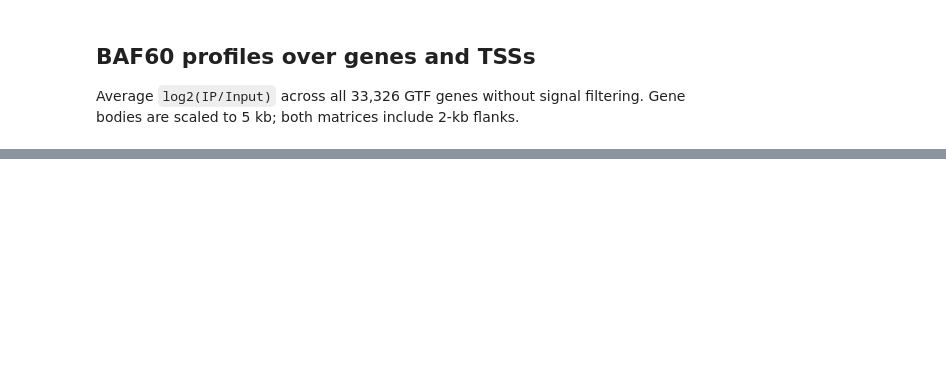
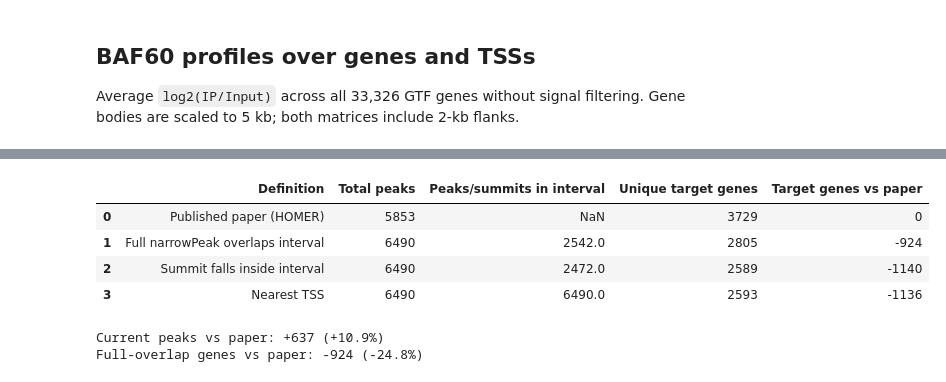
Before and after one commit to pengyfCR7/BAF60_ChIPseq_downstream_analyse_notebooks, a Jupyter notebook: inspect_BAF60_matrix.ipynb, the cells around one changed output, grey strips where cells are left out. Saved outputs shown, nothing was run; the diff lists cells and outputs as text; code cells hidden in the pictures; blank space fills up the shorter version.

Commit message:
Compare BAF60 peak-associated genes with publication

```diff
--- a/inspect_BAF60_matrix.ipynb
+++ b/inspect_BAF60_matrix.ipynb
@@ -166,0 +215,61 @@ plt.tight_layout()
+# %%
+target_regions = genes[['chrom', 'start', 'end', 'strand', 'gene_id']].copy()
+target_regions['region_start'] = np.maximum(np.where(target_regions['strand'] == '+',
+                                                     target_regions['start'] - 1000,
+                                                     target_regions['start'] - 500), 0)
+target_regions['region_end'] = np.where(target_regions['strand'] == '+',
+                                        target_regions['end'] + 500,
+                                        target_regions['end'] + 1000)
+summit_path = peak_path.with_name('BAF60_summits.bed')
+summits = pd.read_csv(summit_path, sep='\t', header=None, usecols=[0, 1, 2],
+                      names=['chrom', 'start', 'end'])
+
+def count_overlaps(regions):
+    hit_genes, hit_regions = set(), set()
+    for chrom, chrom_genes in target_regions.groupby('chrom'):
+        chrom_regions = regions[regions['chrom'] == chrom].sort_values('start')
+        starts = chrom_regions['start'].to_numpy()
+        ends = chrom_regions['end'].to_numpy()
+        indices = chrom_regions.index.to_numpy()
+        for gene in chrom_genes.itertuples():
+            stop = np.searchsorted(starts, gene.region_end)
+            overlaps = indices[:stop][ends[:stop] > gene.region_start]
+            if len(overlaps):
+                hit_genes.add(gene.gene_id)
+                hit_regions.update(overlaps)
+    return len(hit_regions), len(hit_genes)
+
+full_peak_hits, full_peak_genes = count_overlaps(peaks)
+summit_hits, summit_genes = count_overlaps(summits)
+
+nearest_genes = set()
+for chrom, chrom_summits in summits.groupby('chrom'):
+    chrom_tss = tss[tss['chrom'] == chrom].sort_values('tss').reset_index(drop=True)
+    positions = chrom_summits['start'].to_numpy()
+    tss_positions = chrom_tss['tss'].to_numpy()
+    right = np.clip(np.searchsorted(tss_positions, positions), 0, len(tss_positions) - 1)
+    left = np.clip(right - 1, 0, len(tss_positions) - 1)
+    nearest = np.where(np.abs(tss_positions[right] - positions) <
+                       np.abs(tss_positions[left] - positions), right, left)
+    nearest_genes.update(chrom_tss.iloc[nearest]['gene_id'])
+
+paper_peaks, paper_genes = 5853, 3729
+comparison = pd.DataFrame({
+    'Definition': ['Published paper (HOMER)', 'Full narrowPeak overlaps interval',
+                   'Summit falls inside interval', 'Nearest TSS'],
+    'Total peaks': [paper_peaks, len(peaks), len(summits), len(summits)],
+    'Peaks/summits in interval': [np.nan, full_peak_hits, summit_hits, len(summits)],
+    'Unique target genes': [paper_genes, full_peak_genes, summit_genes, len(nearest_genes)]
+})
+comparison['Target genes vs paper'] = comparison['Unique target genes'] - paper_genes
+display(comparison)
+print(f'Current peaks vs paper: {len(peaks) - paper_peaks:+,} ({(len(peaks) / paper_peaks - 1) * 100:+.1f}%)')
+print(f'Full-overlap genes vs paper: {full_peak_genes - paper_genes:+,} ({(full_peak_genes / paper_genes - 1) * 100:+.1f}%)')
+# %% [output]
+|  | Definition | Total peaks | Peaks/summits in interval | Unique target genes | Target genes vs paper |
+| 0 | Published paper (HOMER) | 5853 | NaN | 3729 | 0 |
+| 1 | Full narrowPeak overlaps interval | 6490 | 2542.0 | 2805 | -924 |
+| 2 | Summit falls inside interval | 6490 | 2472.0 | 2589 | -1140 |
+| 3 | Nearest TSS | 6490 | 6490.0 | 2593 | -1136 |
+Current peaks vs paper: +637 (+10.9%)
+Full-overlap genes vs paper: -924 (-24.8%)
```
Also changed, not shown: parts of 9 cells of this notebook.
